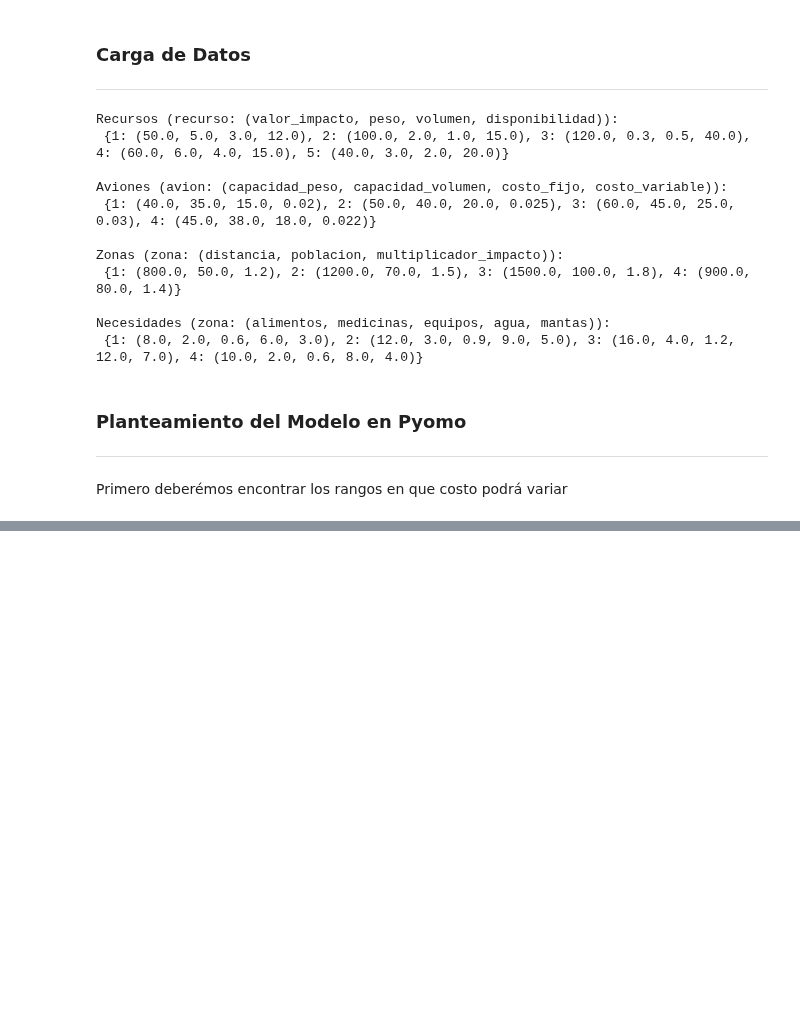
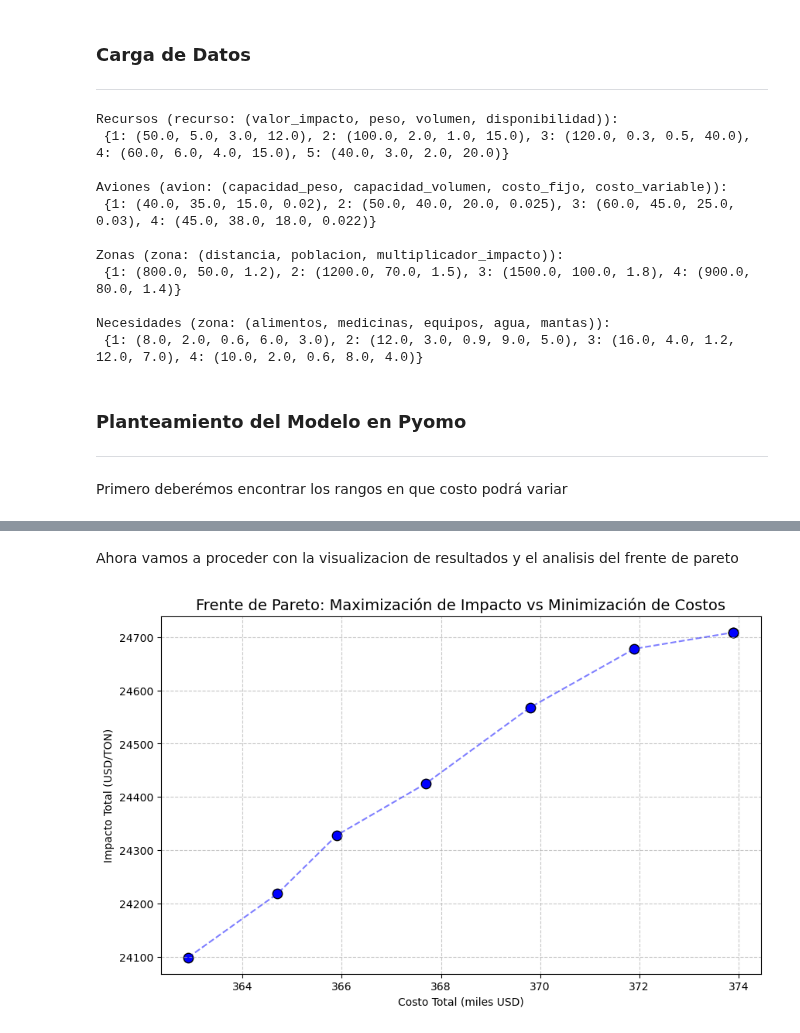
Before and after one commit to Mateo-Lopez83/labs_Mos_MateoLopez_IgnacioChaparro, a Jupyter notebook: lab5/punto1.ipynb, the cells around one changed output, grey strips where cells are left out. Cells and saved outputs as stored; diff of their text form; code cells hidden in the pictures; blank space fills up the shorter version.

Commit message:
frente de pareto

```diff
--- a/lab5/punto1.ipynb
+++ b/lab5/punto1.ipynb
@@ -371,8 +371,8 @@ def optimizacion_recursos(objetivo):
 
     # 6.4 Satisfacer demanda por recurso y zona
     def demanda(m, j, k):
-        # Demanda está en unidades,
-        return sum(m.y[i,j,k] for i in m.A) >= necesidades[k][j-1]
+        # Nota: Demanda está en unidades
+        return sum(m.y[i,j,k] * recursos[j][1] for i in m.A) >= necesidades[k][j-1]
     model.Demanda = Constraint(model.R, model.Z, rule=demanda)
 
     # 6.5 Cada avión puede volar como máximo 2 veces
@@ -402,11 +402,12 @@ def optimizacion_recursos(objetivo):
     solver = SolverFactory('glpk')
     solver.solve(model)
 
+
     return model
 
 m_max = optimizacion_recursos(maximize)
 m_min = optimizacion_recursos(minimize)
 
-print("Costo Maximo:", m_max.Costo())
-print("Costo Minimo:", m_min.Costo())
+print("Costo Maximo:", value(m_max.Costo))
+print("Costo Minimo:", value(m_min.Costo()))
 # %% [output]
@@ -416,0 +545,23 @@ ValueError: No value for uninitialized NumericValue object x[1,1]
+# %% [markdown]
+Ahora vamos a proceder con la visualizacion de resultados y el analisis del frente de pareto
+# %%
+import matplotlib.pyplot as plt
+
+x_costo = []
+y_impacto = []
+
+for model in resultados:
+    x_costo.append(value(model.costo))
+    y_impacto.append(value(model.impacto))
+
+
+plt.figure(figsize=(10, 6))
+plt.scatter(x_costo, y_impacto, s=80, color='blue', edgecolor='black')
+plt.plot(x_costo, y_impacto, 'b--', alpha=0.5)
+plt.xlabel('Costo Total (miles USD)')
+plt.ylabel('Impacto Total (USD/TON)')
+plt.title('Frente de Pareto: Maximización de Impacto vs Minimización de Costos', fontsize=14)
+plt.grid(True, linestyle='--', alpha=0.7)
+plt.show()
+# %% [output]
+[figure, added]
```
Also changed, not shown: parts of 4 cells of this notebook.
